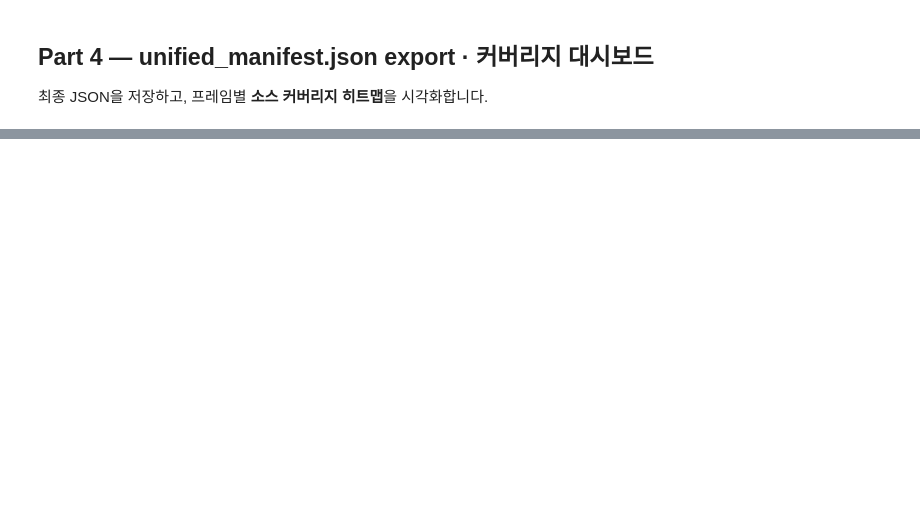
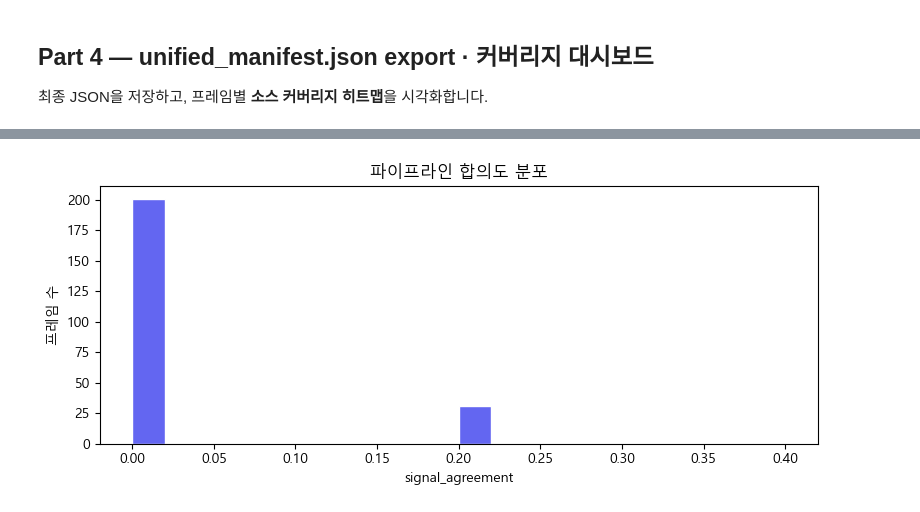
Before and after one commit to hey-bernard/ai_vision_0518, a Jupyter notebook: 실습소스/08_Video AI 처리 및 분석/08_Integrated_Manifest.ipynb, the cells around one changed output, grey strips where cells are left out. Drawn from its saved outputs; the diff is of its cells as text; code cells hidden in the pictures; blank space fills up the shorter version.

```diff
--- a/실습소스/08_Video AI 처리 및 분석/08_Integrated_Manifest.ipynb
+++ b/실습소스/08_Video AI 처리 및 분석/08_Integrated_Manifest.ipynb
@@ -287,12 +558,14 @@ print(f"\n커버리지 리포트: {COVERAGE_REPORT_PATH}")
 # ── Part 2: 소스별 signal extractor ──
 
 def _ensure_record(store: dict[str, FrameRecord], key: str) -> FrameRecord:
+    """frame_key에 해당하는 FrameRecord가 없으면 생성 후 반환 (조인 해시맵 패턴)."""
     if key not in store:
         store[key] = FrameRecord(frame_key=key)
     return store[key]
 
 
 def extract_sampling_signals(data: dict, store: dict[str, FrameRecord], ipad_frames: list[Path]) -> None:
+    """03 샘플링 manifest: swin/detr 등 preset별 선별 프레임 인덱스를 불리언 신호로 기록."""
     presets = data.get("presets", {})
     for preset_name, indices in presets.items():
         for idx in indices:
@@ -301,11 +574,12 @@ def extract_sampling_signals(data: dict, store: dict[str, FrameRecord], ipad_fra
                 continue
             rec = _ensure_record(store, key)
             rec.frame_index = int(idx)
-            rec.signals[f"sampling_{preset_name}"] = True
+            rec.signals[f"sampling_{preset_name}"] = True  # 예: sampling_swin, sampling_detr
             rec.sources.append("sampling")
 
 
 def extract_vlm_signals(data: dict, store: dict[str, FrameRecord], ipad_frames: list[Path]) -> None:
+    """05 VLM manifest: 키프레임 인덱스 + 클립 전체 텍스트 요약·세그먼트."""
     for idx in data.get("vlm_frames", []):
         key = frame_key_from_index(ipad_frames, int(idx))
         if key is None:
@@ -323,6 +597,7 @@ def extract_vlm_signals(data: dict, store: dict[str, FrameRecord], ipad_frames:
 
 
 def extract_anomaly_signals(data: dict, store: dict[str, FrameRecord], ipad_frames: list[Path]) -> None:
+    """04 이상 탐지 manifest: top_frame_indices·anomaly_frames를 프레임별 플래그로 변환."""
     top_idxs = set(data.get("top_frame_indices", []))
     anomaly_idxs = set(data.get("anomaly_frames", []))
     for idx in top_idxs | anomaly_idxs:
@@ -341,6 +616,7 @@ def extract_anomaly_signals(data: dict, store: dict[str, FrameRecord], ipad_fram
 
 
 def extract_ocr_signals(data: dict, store: dict[str, FrameRecord], source_name: str) -> None:
+    """06 OCR manifest: image_path 기준 조인, full_text·detection 수 기록."""
     for item in data.get("results", []):
         path = item.get("image_path", "")
         key = normalize_frame_key(path)
@@ -348,11 +624,12 @@ def extract_ocr_signals(data: dict, store: dict[str, FrameRecord], source_name:
         rec.image_path = path
         rec.signals["ocr_full_text"] = item.get("full_text", "")
         rec.signals["ocr_detection_count"] = len(item.get("detections", []))
-        rec.signals["ocr_source"] = source_name
+        rec.signals["ocr_source"] = source_name  # ocr_ipad / ocr_hub 구분
         rec.sources.append(source_name)
 
 
 def extract_keypoint_signals(data: dict, store: dict[str, FrameRecord]) -> None:
+    """07 키포인트 manifest: 프레임별 displacement·motion_z + 클립 통계."""
     z_series = data.get("displacement_zscore", [])
     for i, fr in enumerate(data.get("frames", [])):
         path = fr.get("image_path", "")
@@ -363,6 +640,7 @@ def extract_keypoint_signals(data: dict, store: dict[str, FrameRecord]) -> None:
         rec.signals["keypoint_count"] = fr.get("num_feature_points")
         rec.signals["displacement"] = fr.get("displacement")
         rec.signals["motion_z"] = fr.get("motion_z")
+        # 프레임 레코드에 motion_z가 없으면 z_series[i-1]로 보완
         if i > 0 and i - 1 < len(z_series):
             rec.signals.setdefault("motion_z", z_series[i - 1])
         rec.sources.append("keypoint")
@@ -372,6 +650,7 @@ def extract_keypoint_signals(data: dict, store: dict[str, FrameRecord]) -> None:
     store["_clip_meta"].sources.append("keypoint")
 
 
+# manifest 이름 → extractor 함수 매핑 (로드된 것만 실행)
 EXTRACTORS = {
     "sampling": lambda d, s: extract_sampling_signals(d, s, ipad_frames),
     "vlm_summary": lambda d, s: extract_vlm_signals(d, s, ipad_frames),
@@ -385,9 +664,10 @@ frame_store: dict[str, FrameRecord] = {}
 for m in loaded:
     fn = EXTRACTORS.get(m.name)
     if fn:
-        fn(m.data, frame_store)
+        fn(m.data, frame_store)  # 각 소스 manifest를 frame_store에 누적
 
 # IPAD 타임라인에 존재하지만 신호가 없는 프레임도 빈 레코드로 채움
+# → 전체 클립 길이에 맞는 연속 타임라인·time_sec 보장
 for i, fp in enumerate(ipad_frames):
     key = normalize_frame_key(str(fp))
     rec = _ensure_record(frame_store, key)
@@ -395,5 +675,6 @@ for i, fp in enumerate(ipad_frames):
     rec.image_path = str(fp)
     rec.signals.setdefault("time_sec", sec_from_index(i))
 
+# _clip_meta를 제외한 실제 프레임 레코드 수
 print(f"추출된 frame_key 수: {len([k for k in frame_store if not k.startswith('_')])}")
 print(f"clip-level 메타: {'_clip_meta' in frame_store}")
@@ -563,0 +1262,71 @@ print(f"  frames={len(unified_records)} | alerts={len(alert_candidates)}")
+# %%
+# ── Part 6: 신호 상관 · 공발생 리포트 ──
+
+def compute_signal_correlation(records: list[dict]) -> dict[str, float]:
+    """이진 신호 벡터 간 Pearson 상관 (데모용).
+    각 신호를 프레임별 0/1로 이진화한 뒤 쌍별 상관계수 계산."""
+
+    def bin_vec(key: str) -> np.ndarray:
+        """신호 키를 프레임 순 이진 벡터로 변환."""
+        vals = []
+        for r in records:
+            sig = r["signals"]
+            if key == "motion_z":
+                mz = sig.get("motion_z")
+                vals.append(1.0 if isinstance(mz, (int, float)) and mz >= MOTION_Z_THRESHOLD else 0.0)
+            else:
+                vals.append(1.0 if sig.get(key) else 0.0)
+        return np.array(vals, dtype=np.float32)
+
+    keys = ["anomaly_candidate", "vlm_keyframe", "motion_z"]
+    vecs = {k: bin_vec(k) for k in keys}
+    out: dict[str, float] = {}
+    for i, a in enumerate(keys):
+        for b in keys[i + 1:]:
+            va, vb = vecs[a], vecs[b]
+            # 분산이 0이면 상관 정의 불가 → 0으로 처리
+            if va.std() < 1e-6 or vb.std() < 1e-6:
+                out[f"{a}~{b}"] = 0.0
+            else:
+                out[f"{a}~{b}"] = round(float(np.corrcoef(va, vb)[0, 1]), 4)
+    return out
+
+
+def build_cooccurrence_report(records: list[dict]) -> dict:
+    """소스 쌍 공발생 횟수·agreement 통계·신호 상관을 하나의 리포트 dict로 묶음."""
+    from itertools import combinations
+    sources = sorted({s for r in records for s in r.get("sources", [])})
+    pair_counts = {}
+    for a, b in combinations(sources, 2):
+        pair_counts[f"{a}+{b}"] = sum(
+            1 for r in records if a in r.get("sources", []) and b in r.get("sources", [])
+        )
+    agreement = [r["signals"].get("signal_agreement", 0) for r in records]
+    return {
+        "pair_cooccurrence": pair_counts,
+        "mean_agreement": round(float(np.mean(agreement)), 4) if agreement else 0.0,
+        "high_agreement_frames": sum(1 for a in agreement if a >= 0.6),
+        "signal_correlation": compute_signal_correlation(records),
+    }
+
+
+co_report = build_cooccurrence_report(unified_records)
+CO_REPORT_PATH = OUTPUT_DIR / "signal_cooccurrence.json"
+CO_REPORT_PATH.write_text(json.dumps(co_report, ensure_ascii=False, indent=2), encoding="utf-8")
+
+print("신호 상관:", co_report["signal_correlation"])
+print(f"평균 agreement: {co_report['mean_agreement']:.3f} | high(>=0.6): {co_report['high_agreement_frames']}")
+print(f"공발생 리포트: {CO_REPORT_PATH}")
+
+# agreement 분포 히스토그램
+# 파이프라인 합의도가 높은 프레임이 얼마나 있는지 분포로 확인
+ag_vals = [r["signals"].get("signal_agreement", 0) for r in unified_records]
+fig, ax = plt.subplots(figsize=(8, 3.5))
+ax.hist(ag_vals, bins=20, color="#6366f1", edgecolor="white")
+ax.set_xlabel("signal_agreement")
+ax.set_ylabel("프레임 수")
+ax.set_title("파이프라인 합의도 분포")
+plt.tight_layout()
+fig.savefig(FIG_DIR / "05_agreement_histogram.png", dpi=130, bbox_inches="tight")
+plt.show()
+# %% [output]
@@ -563,0 +1336 @@ print(f"  frames={len(unified_records)} | alerts={len(alert_candidates)}")
+[figure, added]
```
Also changed, not shown: parts of 26 cells of this notebook.
